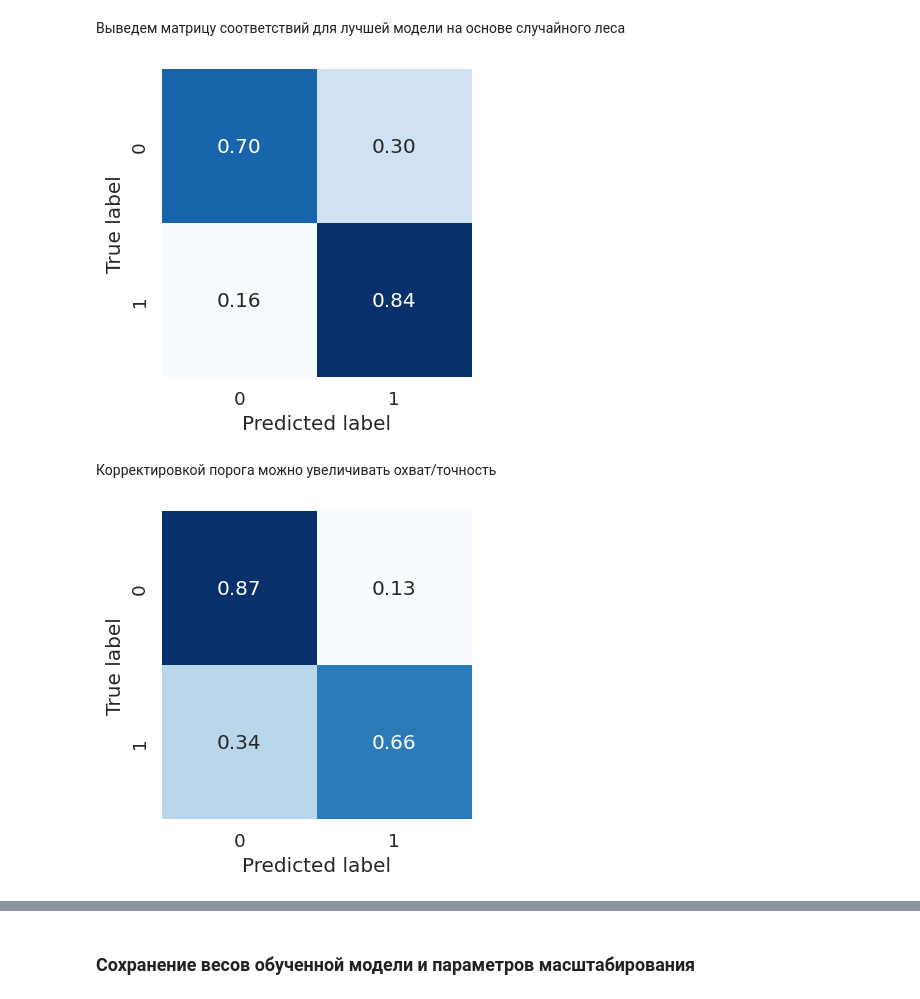
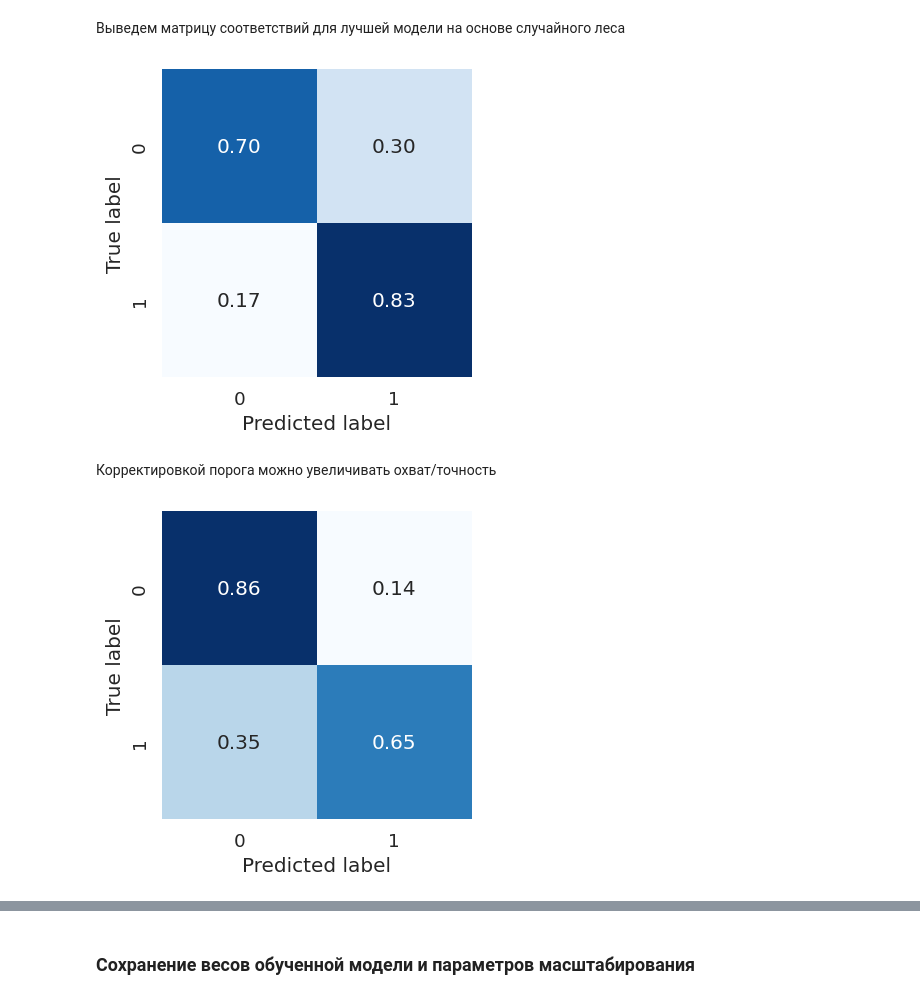
Before and after one commit to week8day/ML-prototype, a Jupyter notebook: ipynb/eda.ipynb, the cells around one changed output, grey strips where cells are left out. Cells and saved outputs as stored; diff of their text form; code cells hidden in the pictures.

```diff
--- a/ipynb/eda.ipynb
+++ b/ipynb/eda.ipynb
@@ -700,7 +716,7 @@ metrics_bar
 Оценим веса признаков, которые использует модель на основе логистической регрессии
 # %%
 clf = LogisticRegression(random_state=RANDOM_STATE, max_iter=1000, C=0.05)
-clf.fit(X_train, y_train)
+clf.fit(X, Y)
 # %% [output]
 LogisticRegression(C=0.05, max_iter=1000, random_state=42)
 # %%
@@ -737,21 +753,21 @@ def cm_plot(y_test, y_pred, labels=None):
   return cm
 # %%
 clf = RandomForestClassifier(n_estimators=1000, max_depth=4, random_state=RANDOM_STATE)
-clf.fit(X_train, y_train)
-y_pred = clf.predict(X_test)
-y_proba = clf.predict_proba(X_test)[:,1]
+clf.fit(X, Y)
+y_pred = clf.predict(X)
+y_proba = clf.predict_proba(X)[:,1]
 # %%
-cm = cm_plot(y_test, y_pred, labels=[0, 1])
+cm = cm_plot(Y, y_pred, labels=[0, 1])
 # %% [output]
-[figure, old version]
+[figure, new version]
 # %% [markdown]
 Корректировкой порога можно увеличивать охват/точность
 # %%
 classes = y_proba > 0.6
 # %%
-cm = cm_plot(y_test, classes, labels=[0, 1])
+cm = cm_plot(Y, classes, labels=[0, 1])
 # %% [output]
-[figure, old version]
+[figure, new version]
 # %%
 classes = y_proba > 0.4
 # %%
```
Also changed, not shown: parts of 3 cells of this notebook, 6 other files.
